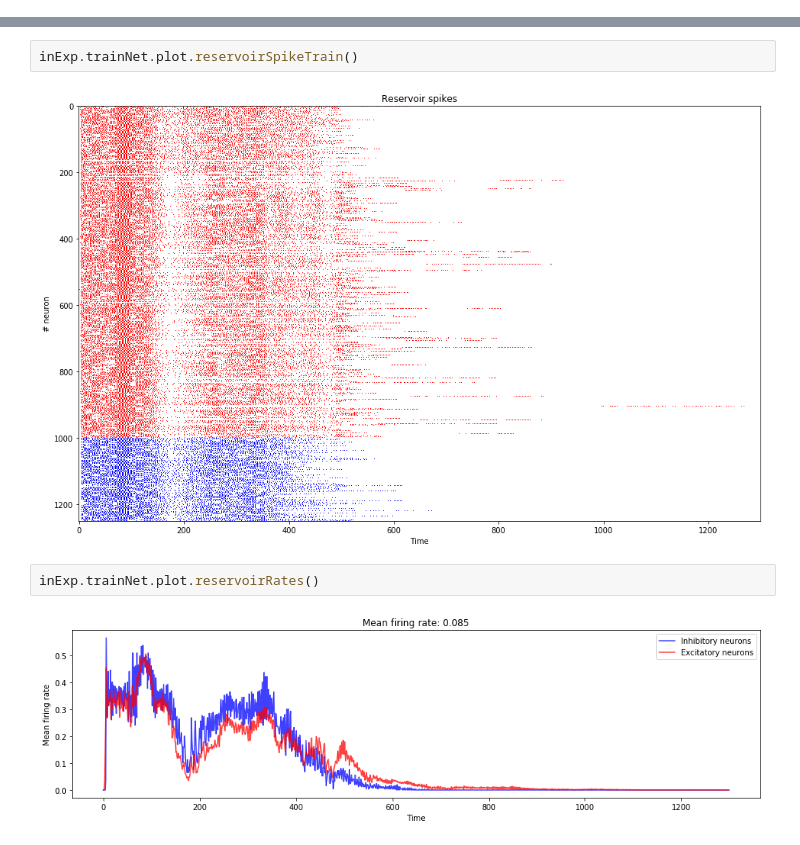
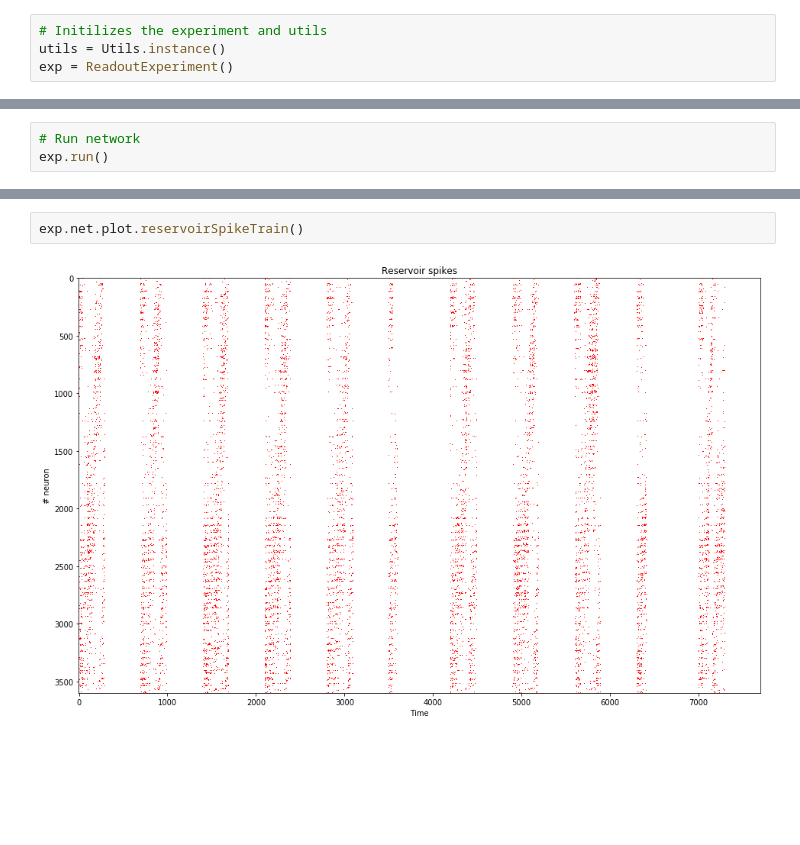
Before and after one commit to sagacitysite/pelenet, a Jupyter notebook: readout-learning.ipynb, the cells around one changed output, grey strips where cells are left out. Saved outputs shown, nothing was run; the diff lists cells and outputs as text; blank space fills up the shorter version.

Commit message:
first version of readout training

```diff
--- a/readout-learning.ipynb
+++ b/readout-learning.ipynb
@@ -53,0 +14,4 @@ inExp.trainNet.plot.trainedExWeightMatrix()
+# %%
+# Initilizes the experiment and utils
+utils = Utils.instance()
+exp = ReadoutExperiment()
@@ -53,0 +26,3 @@ inExp.trainNet.plot.trainedExWeightMatrix()
+# %%
+# Run network
+exp.run()
@@ -54,8 +52,4 @@ inExp.trainNet.plot.trainedExWeightMatrix()
 # %%
-inExp.trainNet.plot.reservoirSpikeTrain()
+exp.net.plot.reservoirSpikeTrain()
 # %% [output]
-[figure, old version]
+[figure, new version]
-# %%
-inExp.trainNet.plot.reservoirRates()
-# %% [output]
-[figure, removed]
```
Also changed, not shown: parts of 31 cells of this notebook, 9 other files.
